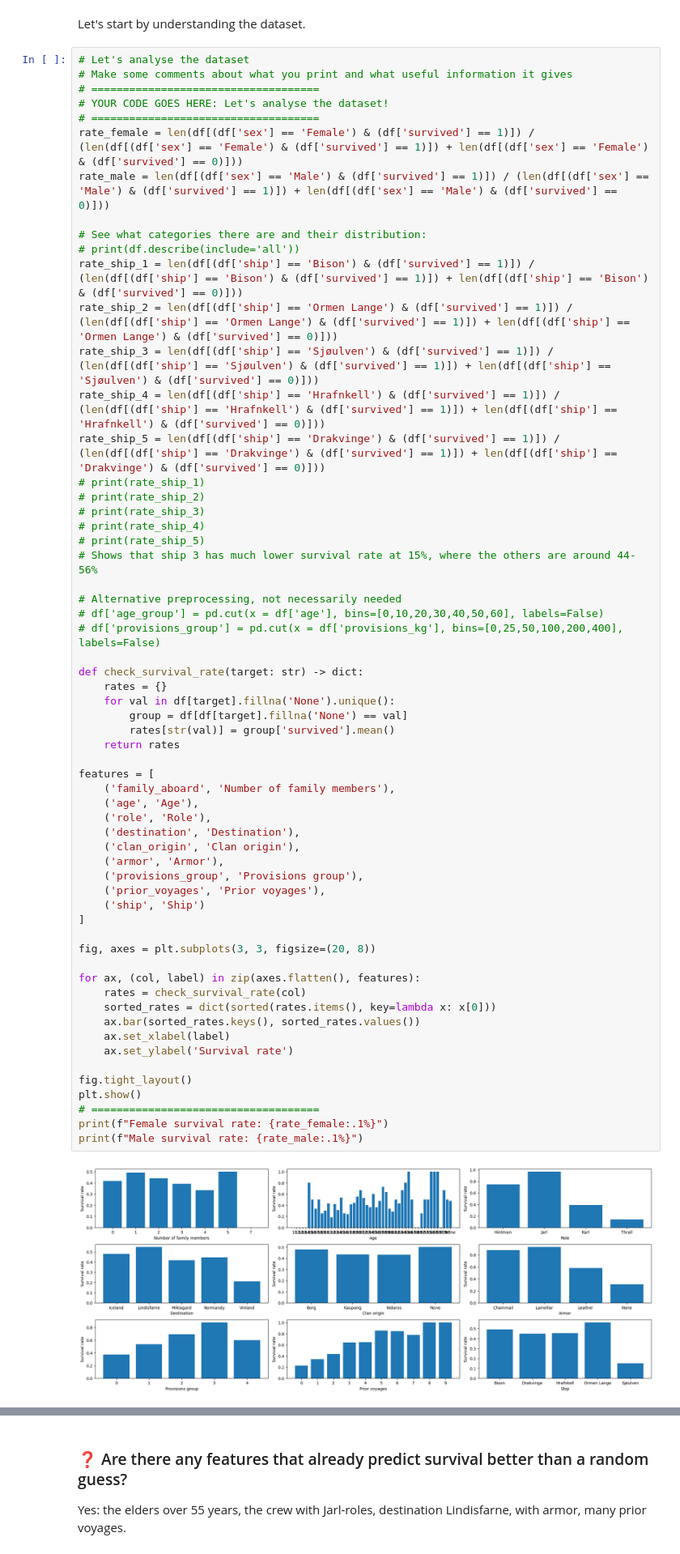
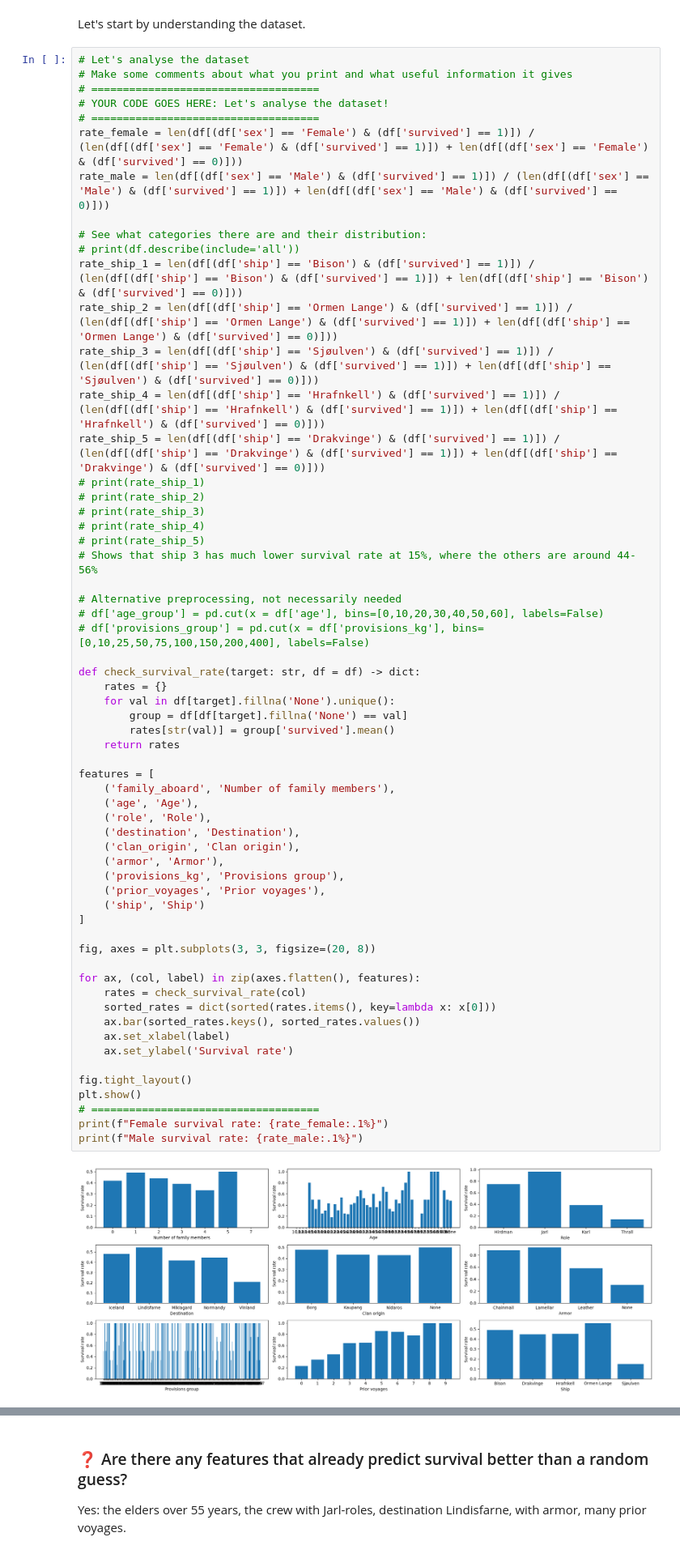
Before and after one commit to savmidt/tdt4172_intro_ml, a Jupyter notebook: Assignment2/Problem2.ipynb, the cells around one changed output, grey strips where cells are left out. Shown at 81% size. Cells and saved outputs as stored; diff of their text form.

```diff
--- a/Assignment2/Problem2.ipynb
+++ b/Assignment2/Problem2.ipynb
@@ -267,43 +266,43 @@ rate_ship_5 = len(df[(df['ship'] == 'Drakvinge') & (df['survived'] == 1)]) / (le
 
 # Alternative preprocessing, not necessarily needed
 # df['age_group'] = pd.cut(x = df['age'], bins=[0,10,20,30,40,50,60], labels=False)
-# df['provisions_group'] = pd.cut(x = df['provisions_kg'], bins=[0,25,50,100,200,400], labels=False)
+# df['provisions_group'] = pd.cut(x = df['provisions_kg'], bins=[0,10,25,50,75,100,150,200,400], labels=False)
 
-def check_survival_rate(target: str) -> dict:
+def check_survival_rate(target: str, df = df) -> dict:
     rates = {}
     for val in df[target].fillna('None').unique():
         group = df[df[target].fillna('None') == val]
         rates[str(val)] = group['survived'].mean()
     return rates
 
 features = [
     ('family_aboard', 'Number of family members'),
     ('age', 'Age'),
     ('role', 'Role'),
     ('destination', 'Destination'),
     ('clan_origin', 'Clan origin'),
     ('armor', 'Armor'),
-    ('provisions_group', 'Provisions group'),
+    ('provisions_kg', 'Provisions group'),
     ('prior_voyages', 'Prior voyages'),
     ('ship', 'Ship')
 ]
 
 fig, axes = plt.subplots(3, 3, figsize=(20, 8))
 
 for ax, (col, label) in zip(axes.flatten(), features):
     rates = check_survival_rate(col)
     sorted_rates = dict(sorted(rates.items(), key=lambda x: x[0]))
     ax.bar(sorted_rates.keys(), sorted_rates.values())
     ax.set_xlabel(label)
     ax.set_ylabel('Survival rate')
 
 fig.tight_layout()
 plt.show()
 # ====================================
 print(f"Female survival rate: {rate_female:.1%}")
 print(f"Male survival rate: {rate_male:.1%}")
 # %% [output]
-[figure, old version]
+[figure, new version]
 Female survival rate: 67.6%
 Male survival rate: 35.7%
 # %% [markdown]
```
Also changed, not shown: parts of 14 cells of this notebook.
